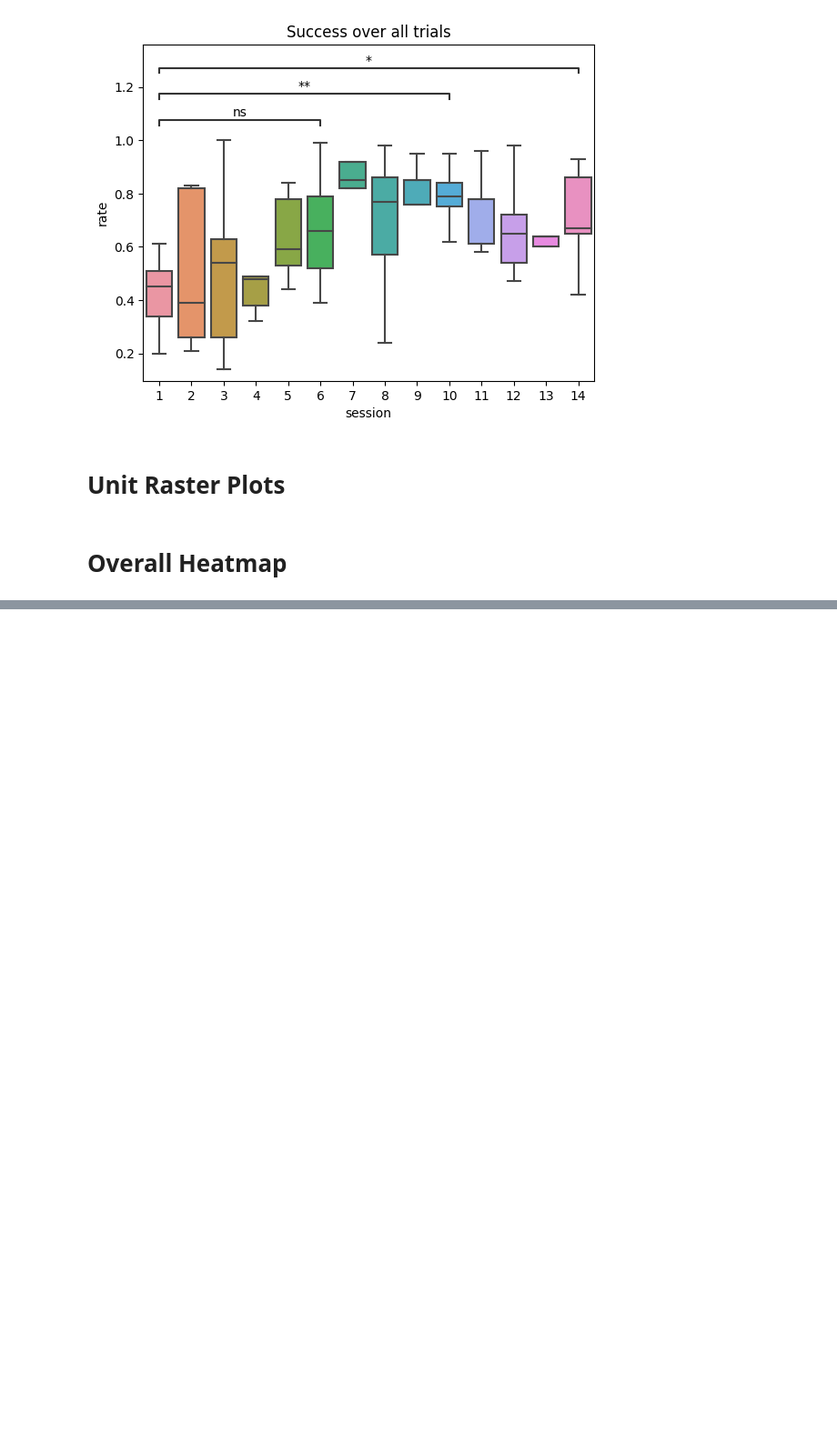
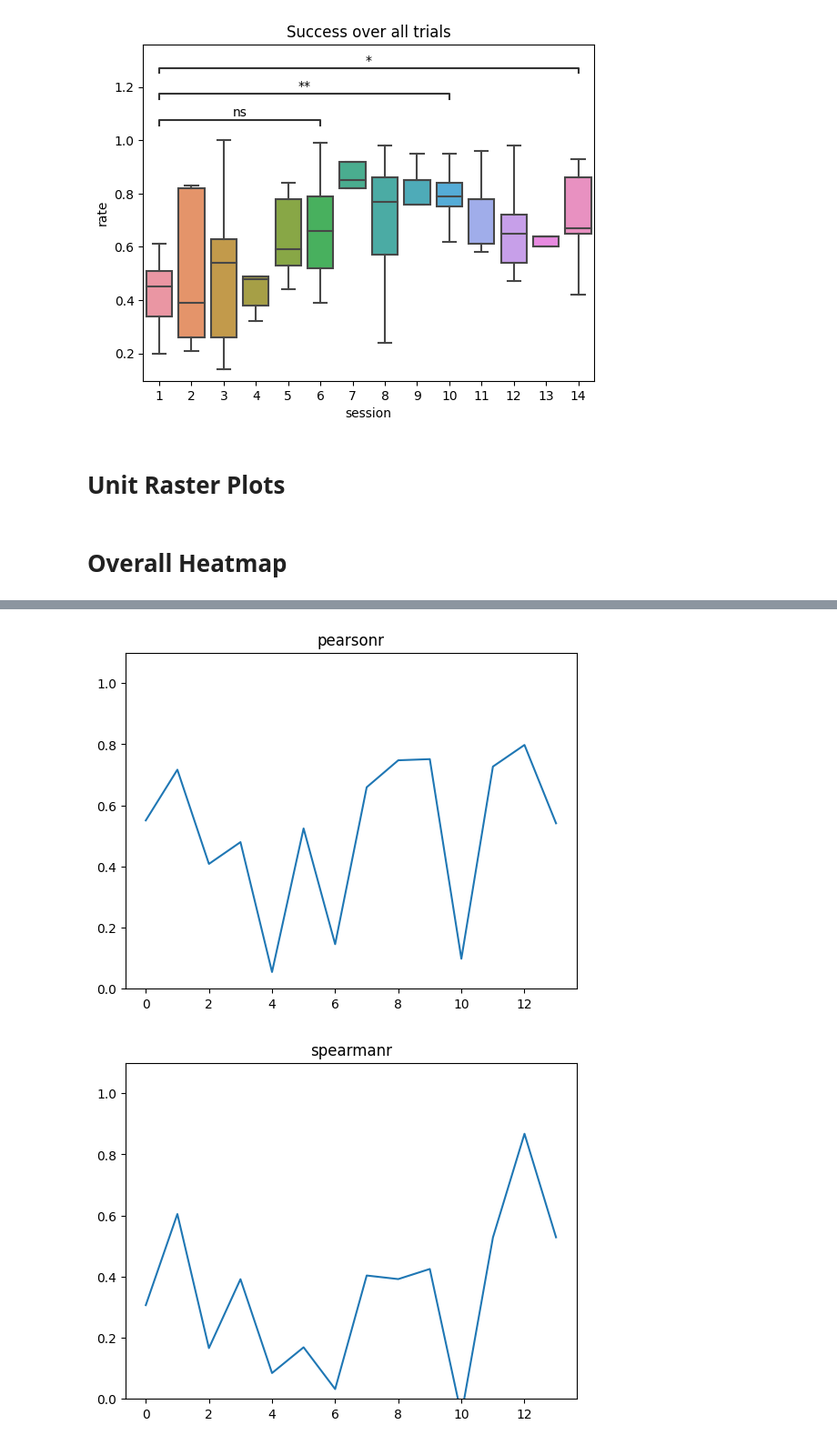
Before and after one commit to xinhez/Ghost_Project-2, a Jupyter notebook: plot_behavior_v2.ipynb, the cells around one changed output, grey strips where cells are left out. Shown at 91% size. Saved outputs shown, nothing was run; the diff lists cells and outputs as text; code cells hidden in the pictures; blank space fills up the shorter version.

```diff
--- a/plot_behavior_v2.ipynb
+++ b/plot_behavior_v2.ipynb
@@ -489,0 +519,41 @@ for region, region_spike_trains in spike_trains.items():
+# %%
+from scipy import stats
+
+
+pearsonr = []
+for segment_index in range(n_segment):
+    pearsonr.append(stats.pearsonr(spike_bins['CA1'][segment_index], spike_bins['M1'][segment_index]).statistic)
+
+plt.figure()
+plt.plot(pearsonr)
+plt.ylim(0, 1.1)
+plt.title('pearsonr')
+plt.show()
+plt.close()
+
+spearmanr = []
+for segment_index in range(n_segment):
+    spearmanr.append(stats.spearmanr(spike_bins['CA1'][segment_index], spike_bins['M1'][segment_index]).statistic)
+
+plt.figure()
+plt.plot(spearmanr)
+plt.ylim(0, 1.1)
+plt.title('spearmanr')
+plt.show()
+plt.close()
+
+
+from sklearn.metrics.pairwise import cosine_similarity
+similarities = []
+for segment_index in range(n_segment):
+    similarities.append(cosine_similarity([spike_bins['CA1'][segment_index]], [spike_bins['M1'][segment_index]])[0][0])
+
+plt.figure()
+plt.plot(similarities)
+plt.ylim(0, 1.1)
+plt.title('cosine similarity')
+plt.show()
+plt.close()
+# %% [output]
+[figure, added]
+[figure, added]
```
Also changed, not shown: parts of 14 cells of this notebook.
